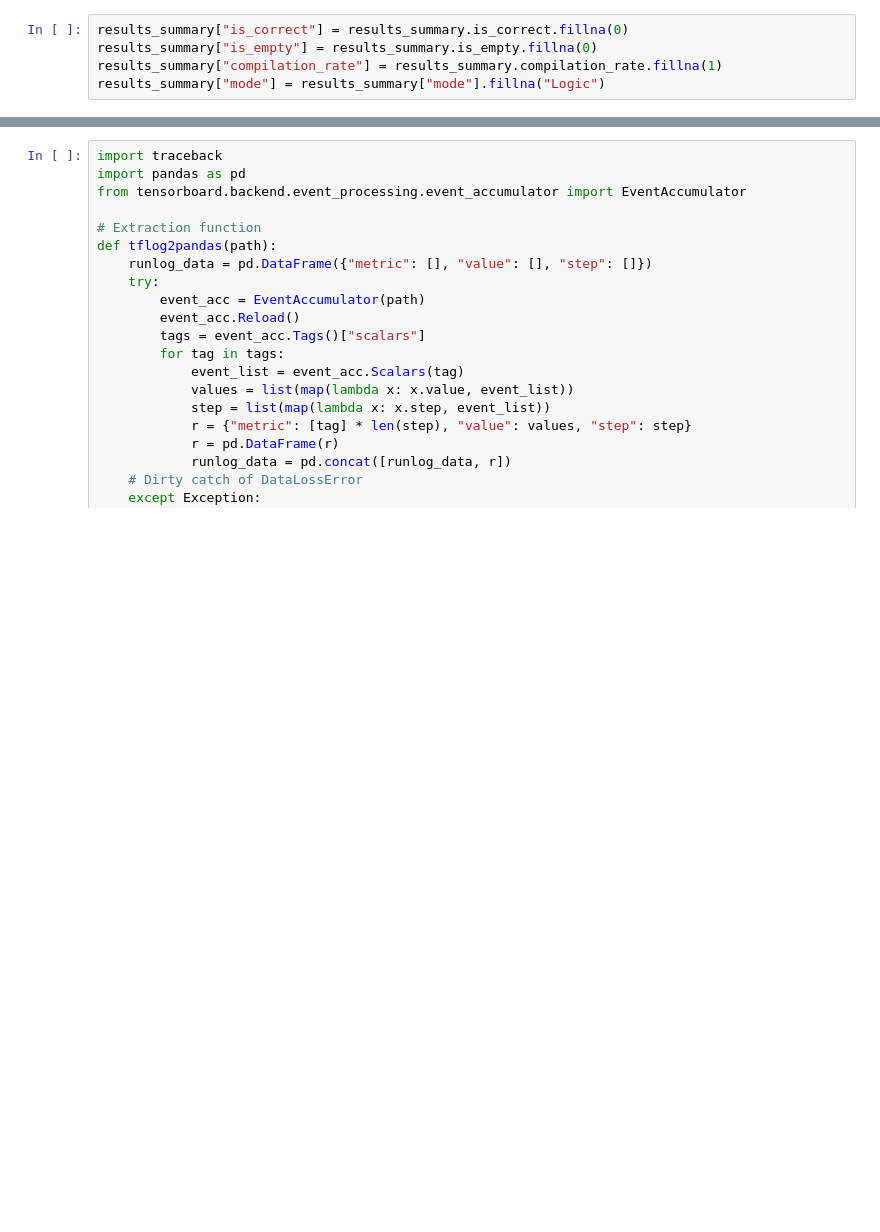
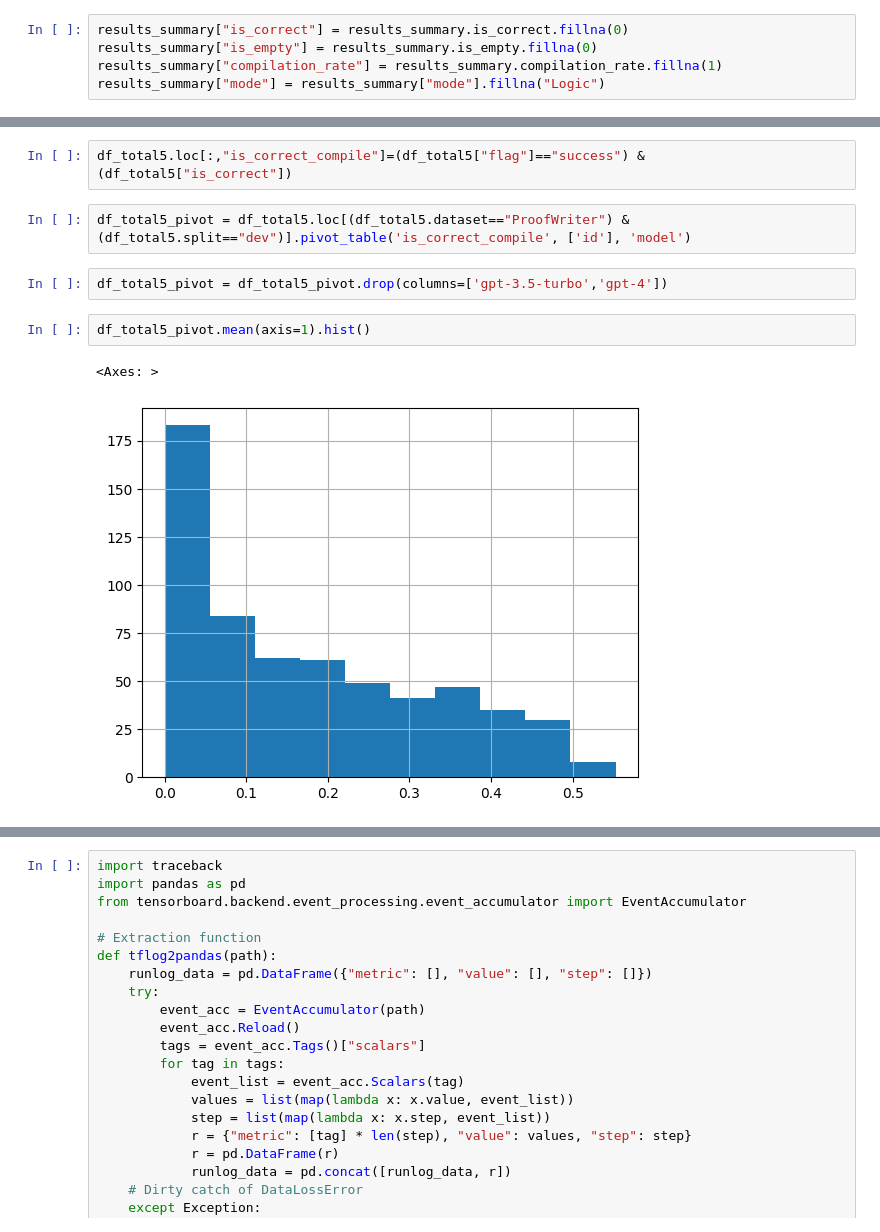
Before and after one commit to wernerolaf/Logic-LLM, a Jupyter notebook: results.ipynb, the cells around one changed output, grey strips where cells are left out. Saved outputs shown, nothing was run; the diff lists cells and outputs as text; blank space fills up the shorter version.

```diff
--- a/results.ipynb
+++ b/results.ipynb
@@ -588,0 +541,11 @@ print(df_total3.to_string())
+# %%
+df_total5.loc[:,"is_correct_compile"]=(df_total5["flag"]=="success") & (df_total5["is_correct"])
+# %%
+df_total5_pivot = df_total5.loc[(df_total5.dataset=="ProofWriter") & (df_total5.split=="dev")].pivot_table('is_correct_compile', ['id'], 'model')
+# %%
+df_total5_pivot = df_total5_pivot.drop(columns=['gpt-3.5-turbo','gpt-4'])
+# %%
+df_total5_pivot.mean(axis=1).hist()
+# %% [output]
+<Axes: >
+[figure, added]
```
Also changed, not shown: parts of 65 cells of this notebook, 16 other files.
